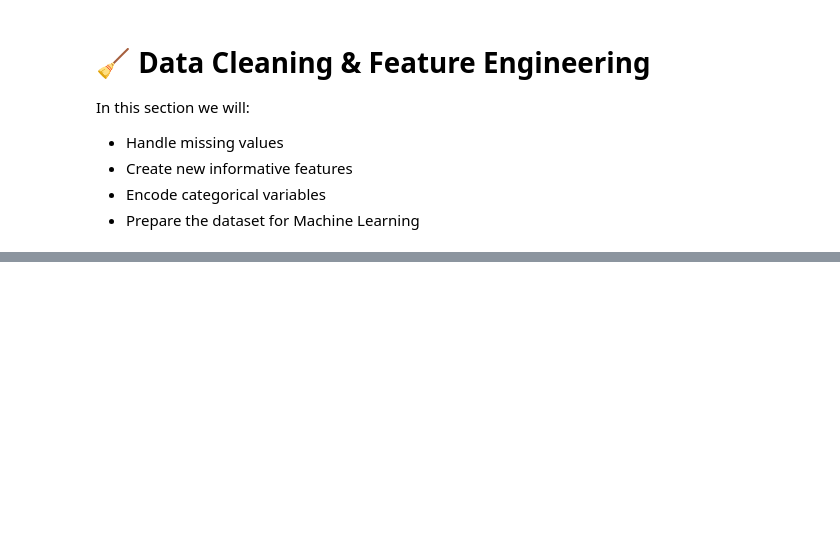
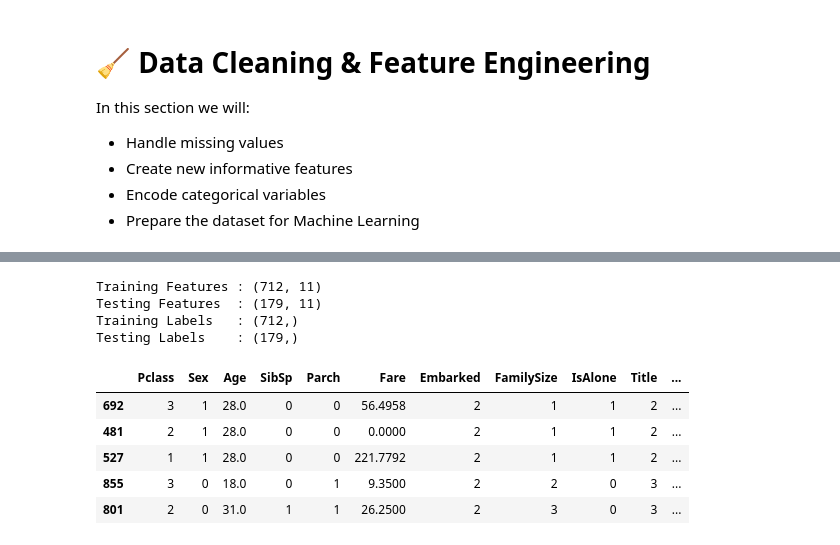
Before and after one commit to bhushan-ssh/Titanic_Survival_Prediction, a Jupyter notebook: Titanic_Survival_Prediction.ipynb, the cells around one changed output, grey strips where cells are left out. Drawn from its saved outputs; the diff is of its cells as text; code cells hidden in the pictures; blank space fills up the shorter version.

```diff
--- a/Titanic_Survival_Prediction.ipynb
+++ b/Titanic_Survival_Prediction.ipynb
@@ -304,0 +416,40 @@ test_ids = test["PassengerId"]
+# %%
+full_data.drop(
+[
+"PassengerId",
+"Name",
+"Ticket",
+"Cabin"
+],
+axis=1,
+inplace=True
+)
+# %%
+train = full_data.iloc[:891].copy()
+
+test = full_data.iloc[891:].copy()
+# %%
+X = train.drop("Survived", axis=1)
+
+y = train["Survived"]
+
+test = test.drop("Survived", axis=1)
+# %%
+X_train, X_test, y_train, y_test = train_test_split(
+    X,
+    y,
+    test_size=0.20,
+    random_state=42,
+    stratify=y
+)
+# %%
+print("Training Features :", X_train.shape)
+print("Testing Features  :", X_test.shape)
+
+print("Training Labels   :", y_train.shape)
+print("Testing Labels    :", y_test.shape)
+# %% [output]
+Training Features : (712, 11)
+Testing Features  : (179, 11)
+Training Labels   : (712,)
+Testing Labels    : (179,)
@@ -304,0 +464,12 @@ test_ids = test["PassengerId"]
+# %%
+pd.DataFrame(
+    X_train,
+    columns=X.columns
+).head()
+# %% [output]
+|  | Pclass | Sex | Age | SibSp | Parch | Fare | Embarked | FamilySize | IsAlone | Title | ... |
+| 692 | 3 | 1 | 28.0 | 0 | 0 | 56.4958 | 2 | 1 | 1 | 2 | ... |
+| 481 | 2 | 1 | 28.0 | 0 | 0 | 0.0000 | 2 | 1 | 1 | 2 | ... |
+| 527 | 1 | 1 | 28.0 | 0 | 0 | 221.7792 | 2 | 1 | 1 | 2 | ... |
+| 855 | 3 | 0 | 18.0 | 0 | 1 | 9.3500 | 2 | 2 | 0 | 3 | ... |
+| 801 | 2 | 0 | 31.0 | 1 | 1 | 26.2500 | 2 | 3 | 0 | 3 | ... |
```
Also changed, not shown: parts of 17 cells of this notebook.
